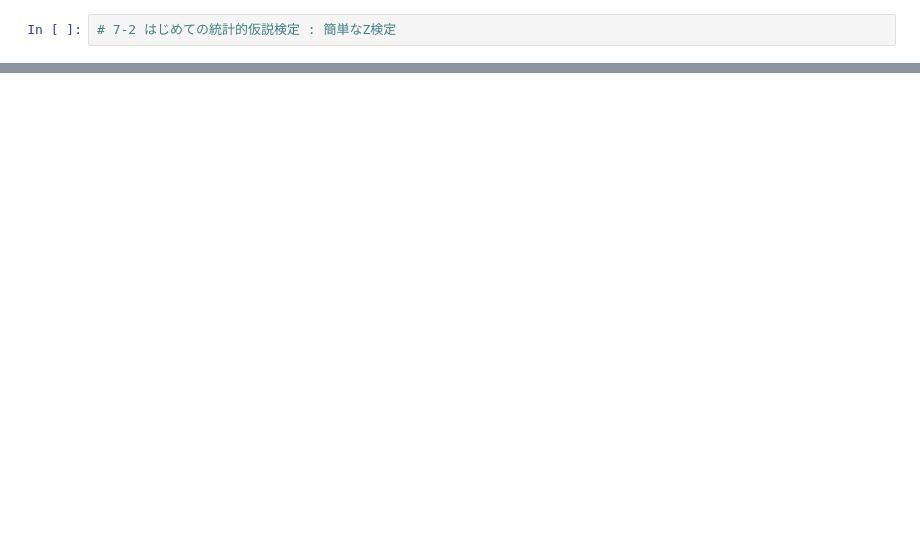
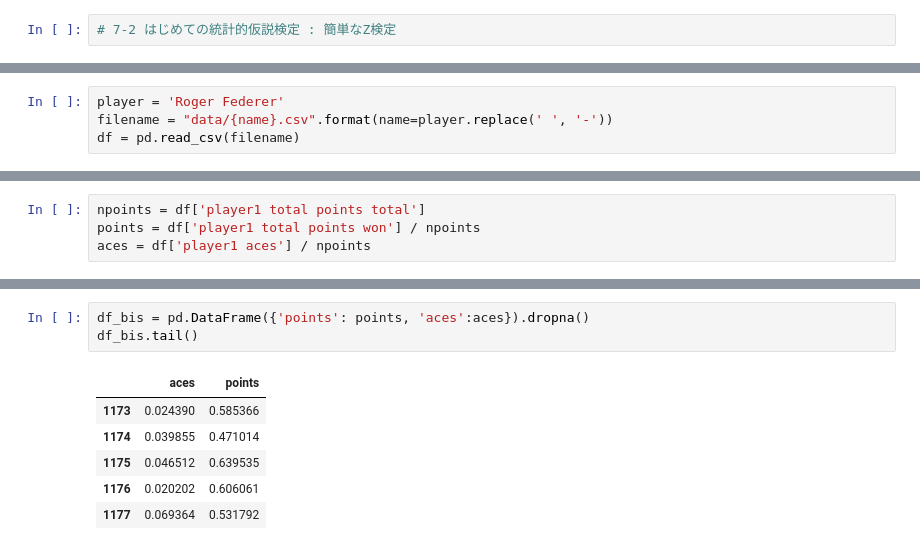
Before and after one commit to discocactus/IPython_DataScienceCookBook, a Jupyter notebook: IPythonDSCB_7.ipynb, the cells around one changed output, grey strips where cells are left out. Saved outputs shown, nothing was run; the diff lists cells and outputs as text; blank space fills up the shorter version.

```diff
--- a/IPythonDSCB_7.ipynb
+++ b/IPythonDSCB_7.ipynb
@@ -94,0 +81,4 @@ plt.ylabel('Proportion of double faults per match.');
+# %%
+player = 'Roger Federer'
+filename = "data/{name}.csv".format(name=player.replace(' ', '-'))
+df = pd.read_csv(filename)
@@ -94,0 +96,4 @@ plt.ylabel('Proportion of double faults per match.');
+# %%
+npoints = df['player1 total points total']
+points = df['player1 total points won'] / npoints
+aces = df['player1 aces'] / npoints
@@ -94,0 +109,10 @@ plt.ylabel('Proportion of double faults per match.');
+# %%
+df_bis = pd.DataFrame({'points': points, 'aces':aces}).dropna()
+df_bis.tail()
+# %% [output]
+|  | aces | points |
+| 1173 | 0.024390 | 0.585366 |
+| 1174 | 0.039855 | 0.471014 |
+| 1175 | 0.046512 | 0.639535 |
+| 1176 | 0.020202 | 0.606061 |
+| 1177 | 0.069364 | 0.531792 |
```
Also changed, not shown: parts of 25 cells of this notebook.
